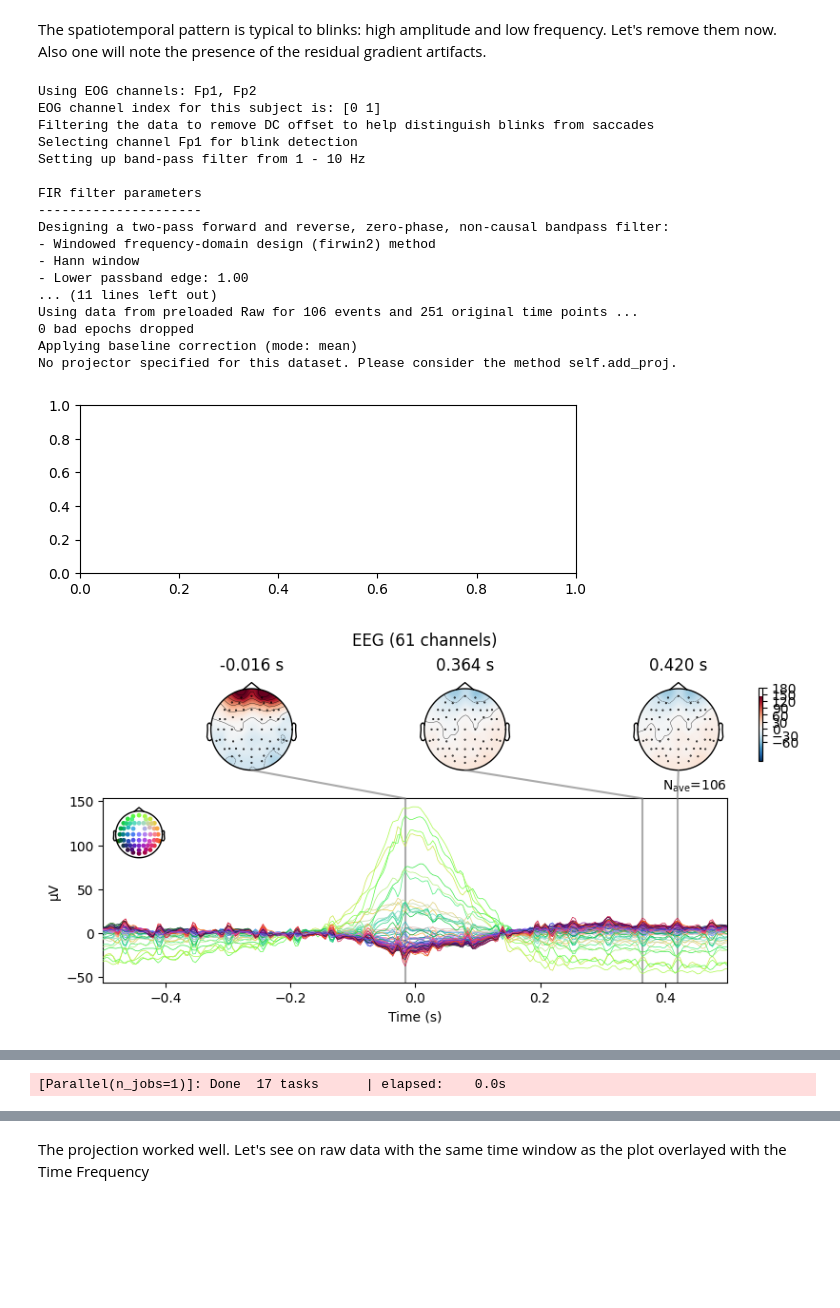
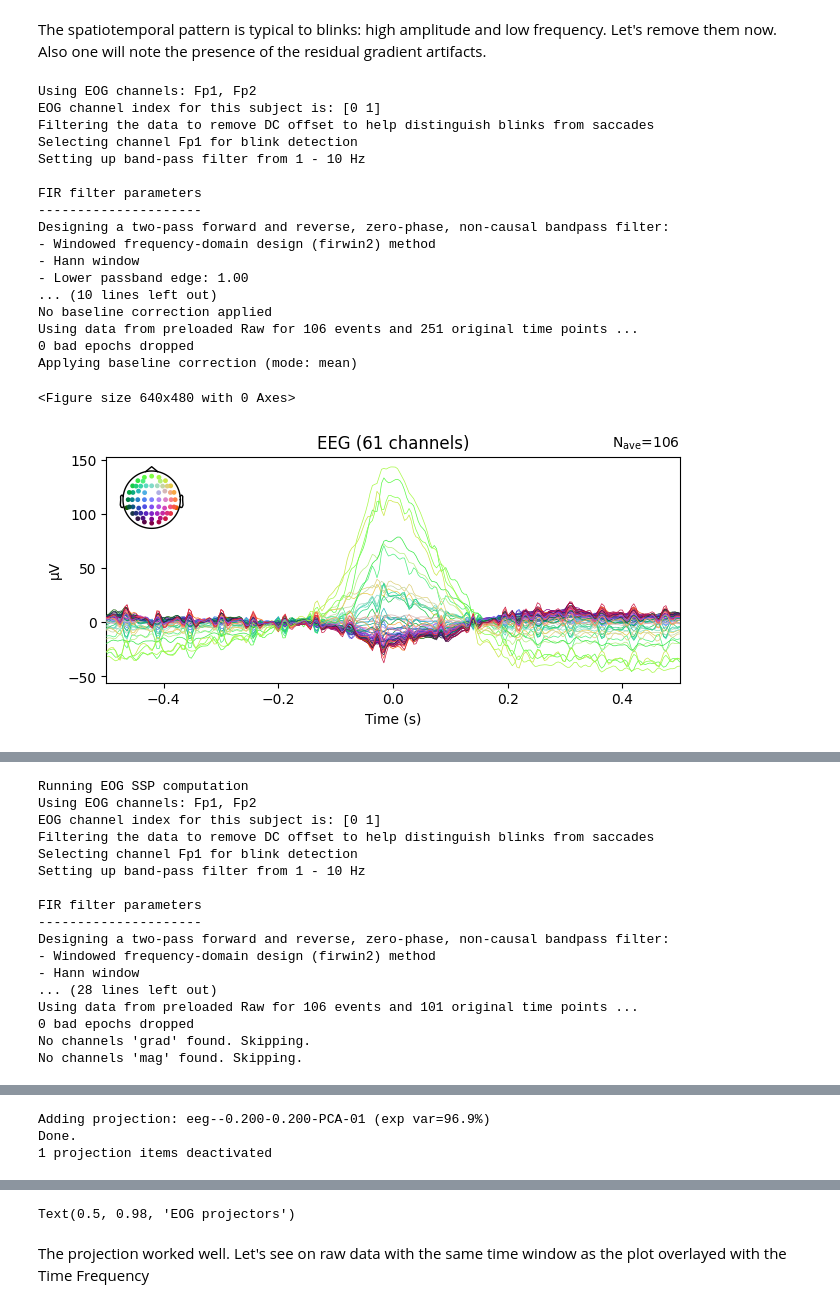
Before and after one commit to Sam54000/eeg_brain_state_prediction, a Jupyter notebook: TheBlinkRemoval.ipynb, the cells around one changed output, grey strips where cells are left out. Cells and saved outputs as stored; diff of their text form; code cells hidden in the pictures; blank space fills up the shorter version.

```diff
--- a/TheBlinkRemoval.ipynb
+++ b/TheBlinkRemoval.ipynb
@@ -100,36 +100,35 @@ Also one will note the presence of the residual gradient artifacts.
 map = utils.map_channel_type(raw)
 raw.set_channel_types(map)
 montage = mne.channels.make_standard_montage('easycap-M1')
 raw.set_montage(montage)
 eog_evoked = mne.preprocessing.create_eog_epochs(raw, ch_name = ['Fp1','Fp2']).average()
 eog_evoked.apply_baseline((None, None))
 fig = plt.figure()
 
 eog_evoked.plot()
 eog_projs, _ = mne.preprocessing.compute_proj_eog(
     raw, n_eeg=1, reject=None, no_proj=True, ch_name=['Fp1','Fp2']
 )
 axes = plt.subplot(2,1,2)
-fig = mne.viz.plot_projs_joint(eog_projs, eog_evoked,
-                               axes = axes)
+fig = mne.viz.plot_projs_joint(eog_projs, eog_evoked)
 fig.suptitle("EOG projectors")
 # %% [output]
 Using EOG channels: Fp1, Fp2
 EOG channel index for this subject is: [0 1]
 Filtering the data to remove DC offset to help distinguish blinks from saccades
 Selecting channel Fp1 for blink detection
 Setting up band-pass filter from 1 - 10 Hz
 
 FIR filter parameters
 ---------------------
 Designing a two-pass forward and reverse, zero-phase, non-causal bandpass filter:
 - Windowed frequency-domain design (firwin2) method
 - Hann window
 - Lower passband edge: 1.00
-... (11 lines left out)
+... (10 lines left out)
+No baseline correction applied
 Using data from preloaded Raw for 106 events and 251 original time points ...
 0 bad epochs dropped
 Applying baseline correction (mode: mean)
-No projector specified for this dataset. Please consider the method self.add_proj.
+<Figure size 640x480 with 0 Axes>
-[figure, old version]
+[figure, new version]
-[figure, old version]
@@ -153 +135,17 @@ Done.
-[Parallel(n_jobs=1)]: Done  17 tasks      | elapsed:    0.0s
+Running EOG SSP computation
+Using EOG channels: Fp1, Fp2
+EOG channel index for this subject is: [0 1]
+Filtering the data to remove DC offset to help distinguish blinks from saccades
+Selecting channel Fp1 for blink detection
+Setting up band-pass filter from 1 - 10 Hz
+
+FIR filter parameters
+---------------------
+Designing a two-pass forward and reverse, zero-phase, non-causal bandpass filter:
+- Windowed frequency-domain design (firwin2) method
+- Hann window
+... (28 lines left out)
+Using data from preloaded Raw for 106 events and 101 original time points ...
+0 bad epochs dropped
+No channels 'grad' found. Skipping.
+No channels 'mag' found. Skipping.
@@ -154,0 +153,3 @@ TypeError: plot_projs_joint() got an unexpected keyword argument 'axes'
+Adding projection: eeg--0.200-0.200-PCA-01 (exp var=96.9%)
+Done.
+1 projection items deactivated
@@ -156,3 +158,4 @@ TypeError: plot_projs_joint() got an unexpected keyword argument 'axes'
+Text(0.5, 0.98, 'EOG projectors')
 # %% [markdown]
 The projection worked well. Let's see on raw data with the same time window as the plot overlayed with the Time Frequency
 # %%
```
Also changed, not shown: parts of 1 cell of this notebook, 6 other files.
